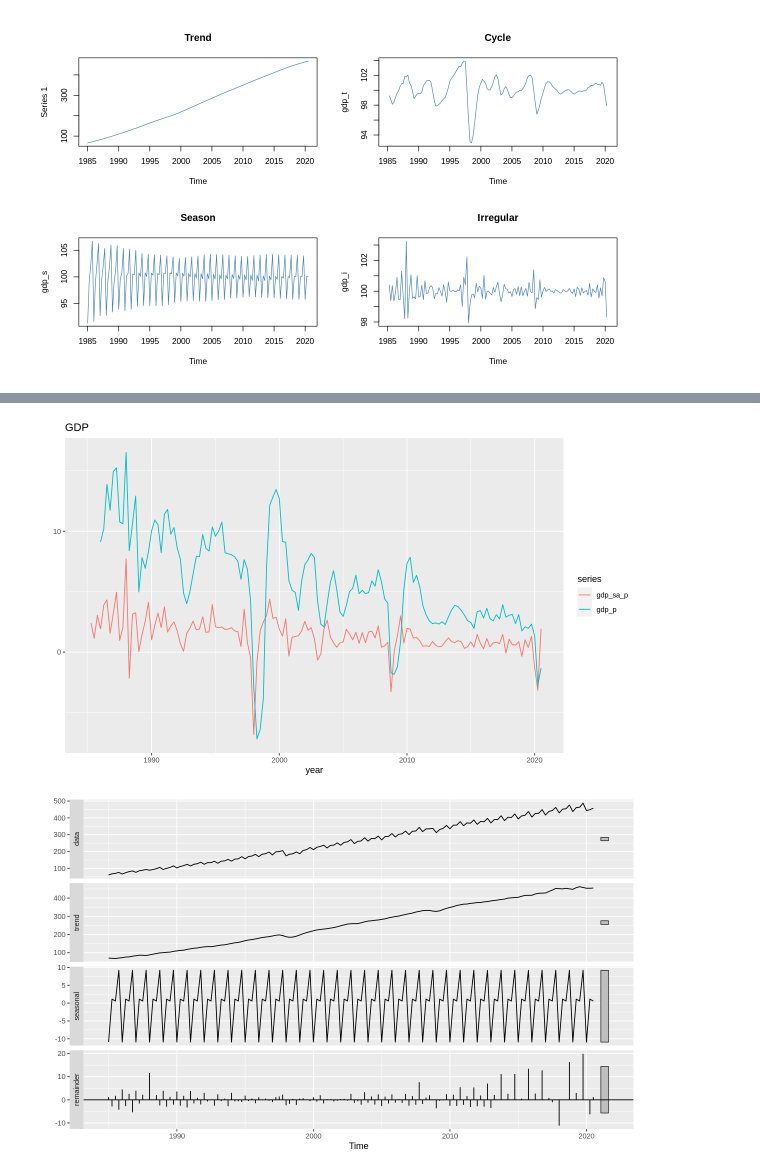
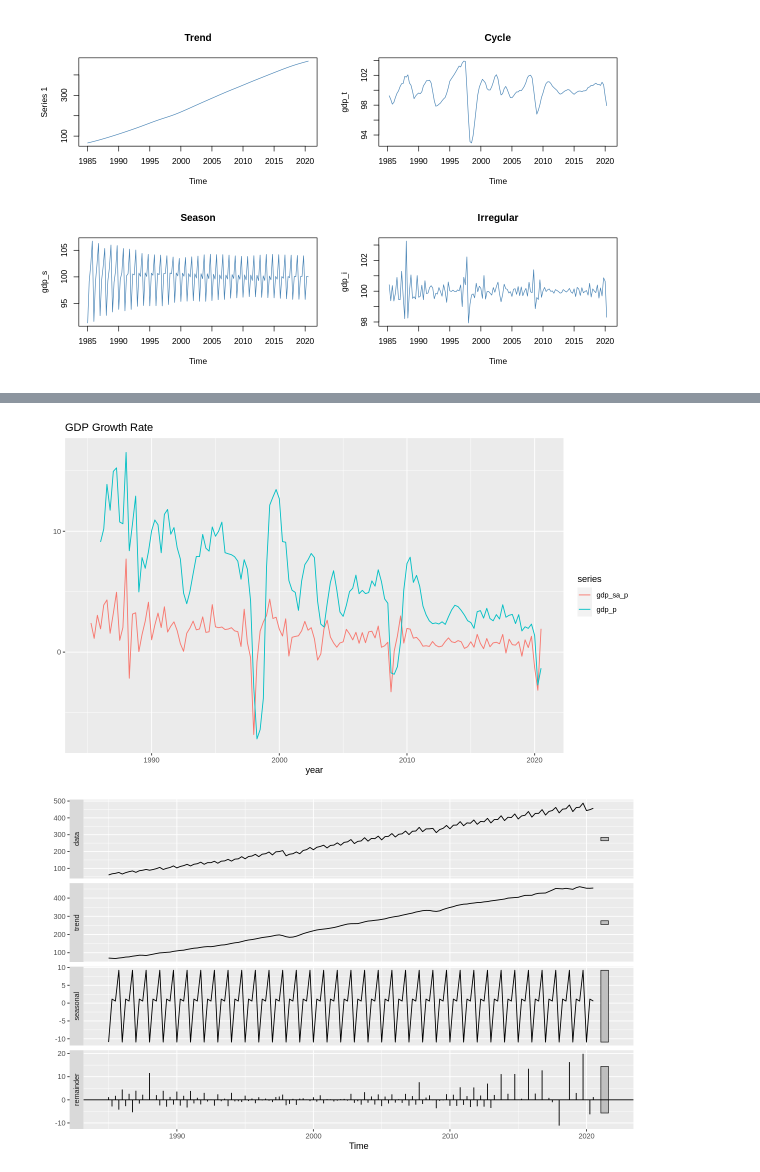
Before and after one commit to data-better/RBOK, a Jupyter notebook: RBOK.ipynb, the cells around one changed output, grey strips where cells are left out. Saved outputs shown, nothing was run; the diff lists cells and outputs as text; code cells hidden in the pictures.

```diff
--- a/RBOK.ipynb
+++ b/RBOK.ipynb
@@ -95,9 +132,10 @@ cols(
 dataq = dataq %>%
   mutate( gdp_sa_p = (gdp_sa - lag(gdp_sa)) / lag(gdp_sa) * 100,
           cp_sa_p  = (cp_sa - lag(cp_sa)) / lag(cp_sa) * 100,
-          cp_sa_p  = (cp_sa - lag(cp_sa)) / lag(cp_sa) * 100,
+          ipi_sa_p  = (ipi_sa - lag(ipi_sa)) / lag(ipi_sa) * 100,
+          sbi_sa_p  = (sbi_sa - lag(sbi_sa)) / lag(sbi_sa) * 100,
           gdp_p    = (gdp    - lag(gdp, 4)) / lag(gdp, 4) * 100,
           cpi_p    = (gdp    - lag(cpi, 4)) / lag(cpi, 4) * 100
           )
-dataq
+head(dataq, 2)
 # %% [output]
@@ -271,10 +275,10 @@ p + geom_hline(yintercept = 100, color="gray")
 # %%
-autoplot(dataq_ts[, c(16,17)])+
-  ggtitle("GDP") +
+autoplot(dataq_ts[, c(18,22)])+
+  ggtitle("GDP Growth Rate") +
   ylab("") +
   xlab("year")
 # %% [output]
-[figure, old version]
+[figure, new version]
 # %%
 GDP %>%
   stl(t.window=5, s.window="periodic", robust=TRUE) %>%
```
Also changed, not shown: parts of 36 cells of this notebook.
